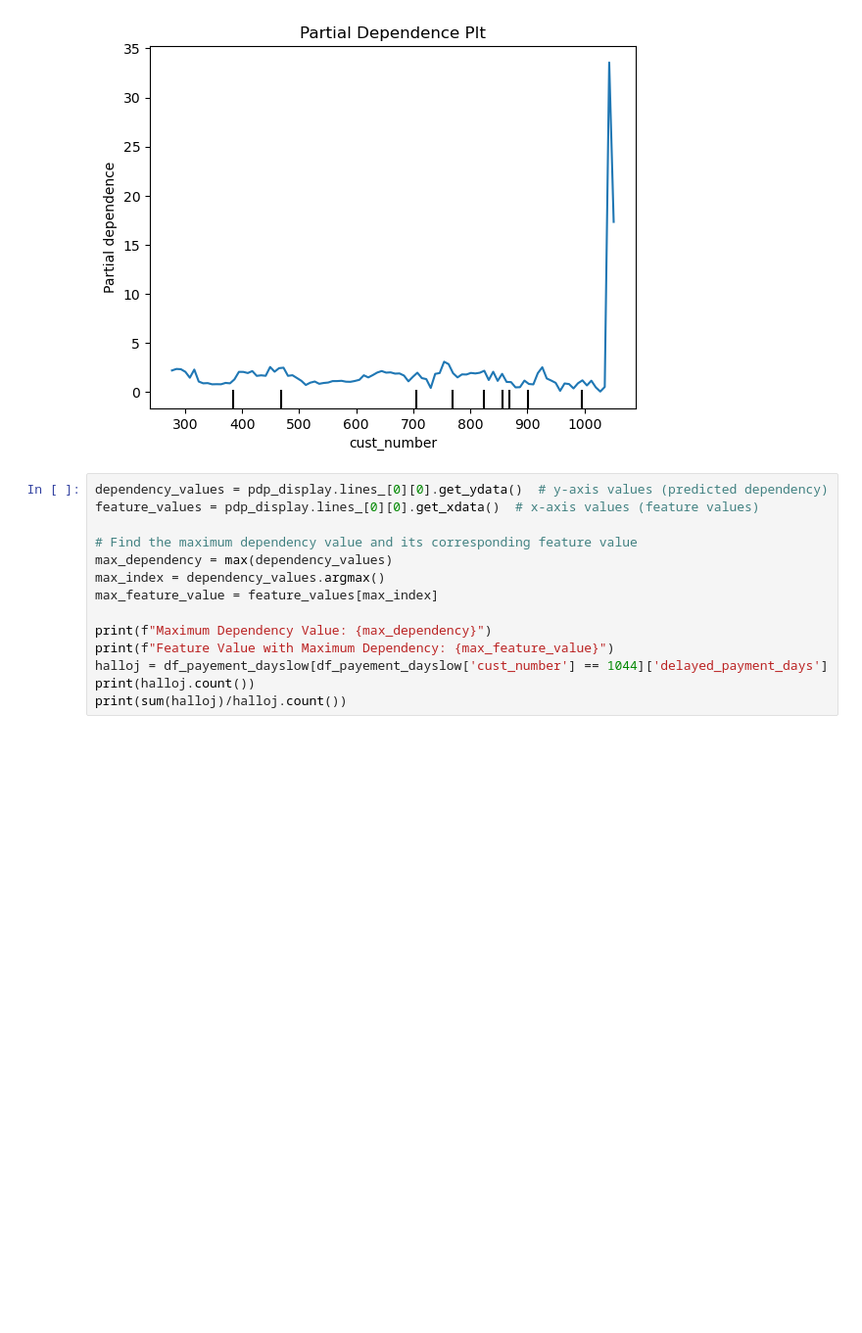
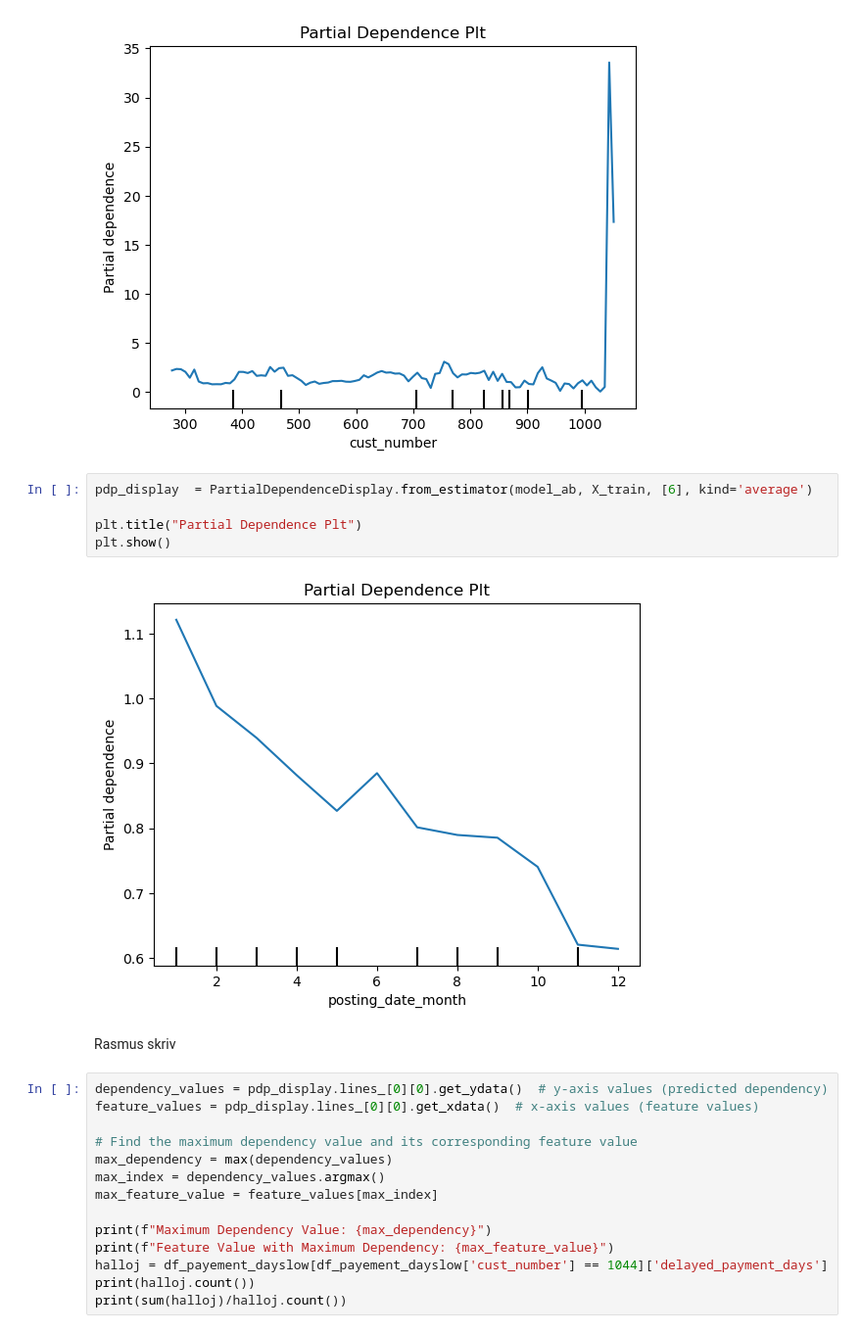
Before and after one commit to Remasproblemas/dv2599_project, a Jupyter notebook: main.ipynb, the cells around one changed output. Shown at 98% size. Drawn from its saved outputs; the diff is of its cells as text; blank space fills up the shorter version.

```diff
--- a/main.ipynb
+++ b/main.ipynb
@@ -1224,6 +1182,15 @@ plt.title("Partial Dependence Plt")
 plt.show()
 # %% [output]
 [figure]
+# %%
+pdp_display  = PartialDependenceDisplay.from_estimator(model_ab, X_train, [6], kind='average')
+
+plt.title("Partial Dependence Plt")
+plt.show()
+# %% [output]
+[figure, added]
+# %% [markdown]
+Rasmus skriv
 # %%
 dependency_values = pdp_display.lines_[0][0].get_ydata()  # y-axis values (predicted dependency)
 feature_values = pdp_display.lines_[0][0].get_xdata()  # x-axis values (feature values)
```
Also changed, not shown: parts of 32 cells of this notebook.
